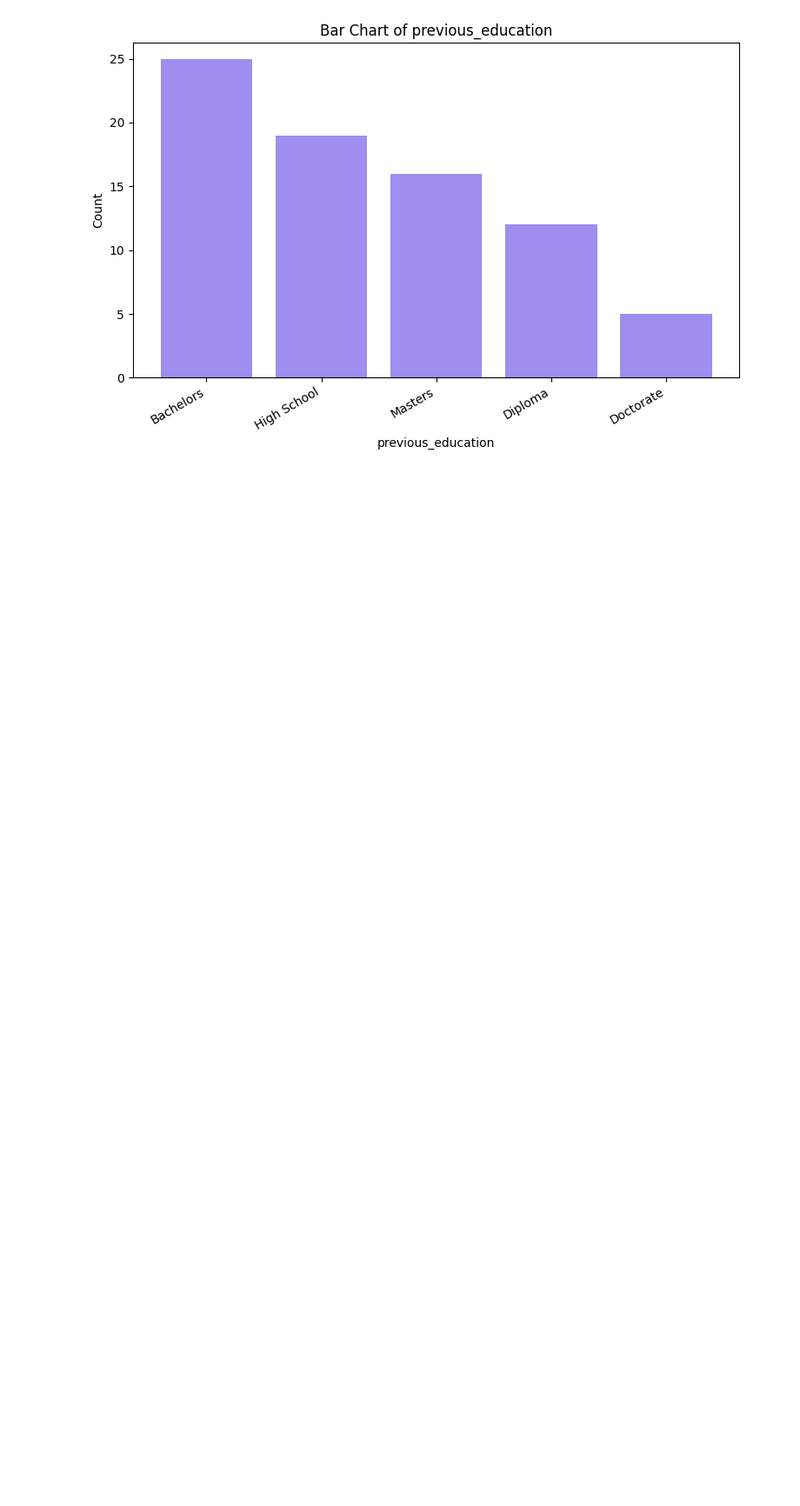
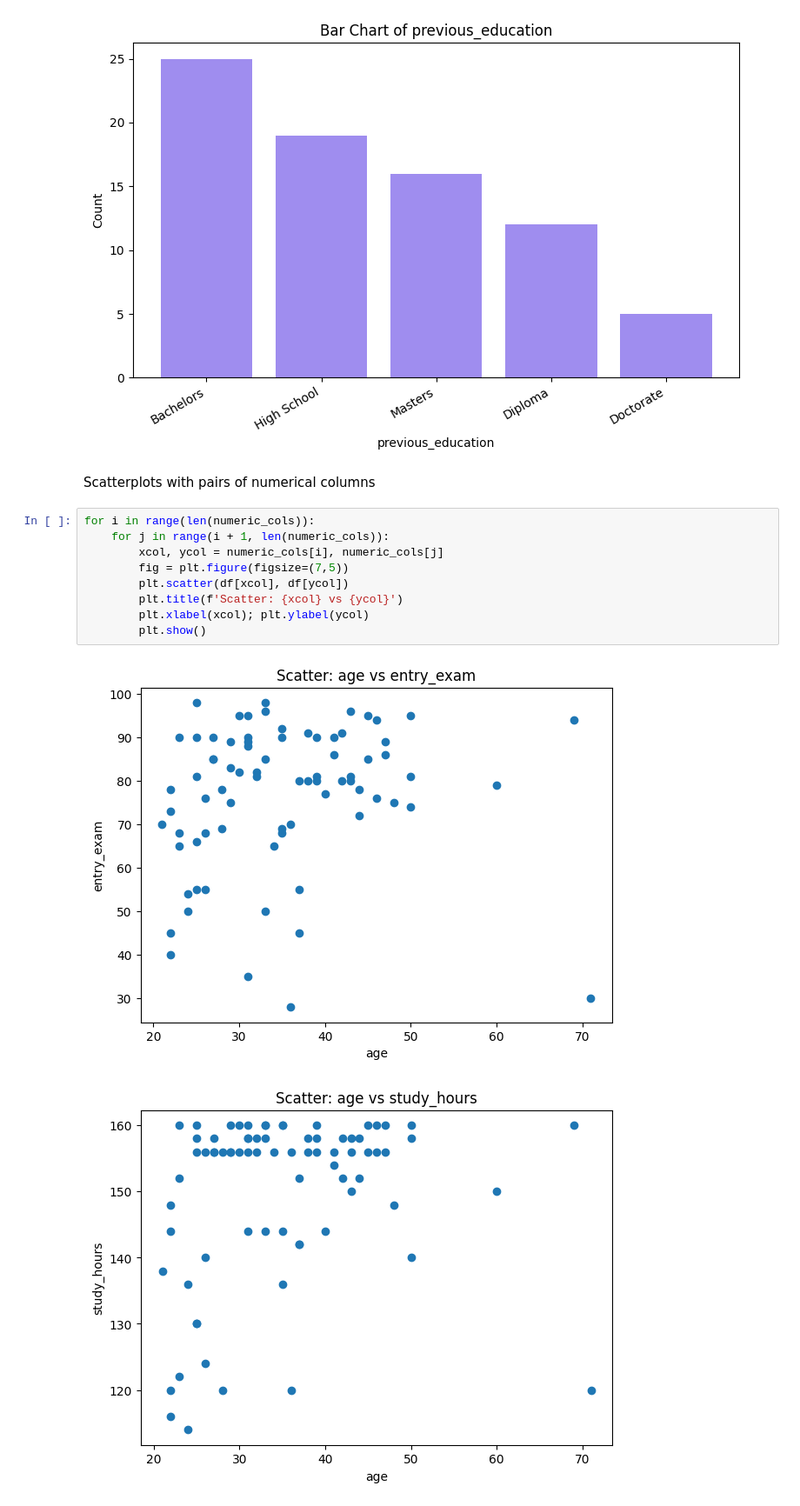
Before and after one commit to DiffelVIA/bi_intro_data_preparing, a Jupyter notebook: bi_intro_data_preparing.ipynb, the cells around one changed output. Shown at 87% size. Cells and saved outputs as stored; diff of their text form; blank space fills up the shorter version.

```diff
--- a/bi_intro_data_preparing.ipynb
+++ b/bi_intro_data_preparing.ipynb
@@ -334,3 +334,17 @@ for col in categorical_cols:
 [figure]
 [figure]
 [figure]
+# %% [markdown]
+Scatterplots with pairs of numerical columns
+# %%
+for i in range(len(numeric_cols)):
+    for j in range(i + 1, len(numeric_cols)):
+        xcol, ycol = numeric_cols[i], numeric_cols[j]
+        fig = plt.figure(figsize=(7,5))
+        plt.scatter(df[xcol], df[ycol])
+        plt.title(f'Scatter: {xcol} vs {ycol}')
+        plt.xlabel(xcol); plt.ylabel(ycol)
+        plt.show()
+# %% [output]
+[figure, added]
+[figure, added]
```
Also changed, not shown: parts of 6 cells of this notebook.
